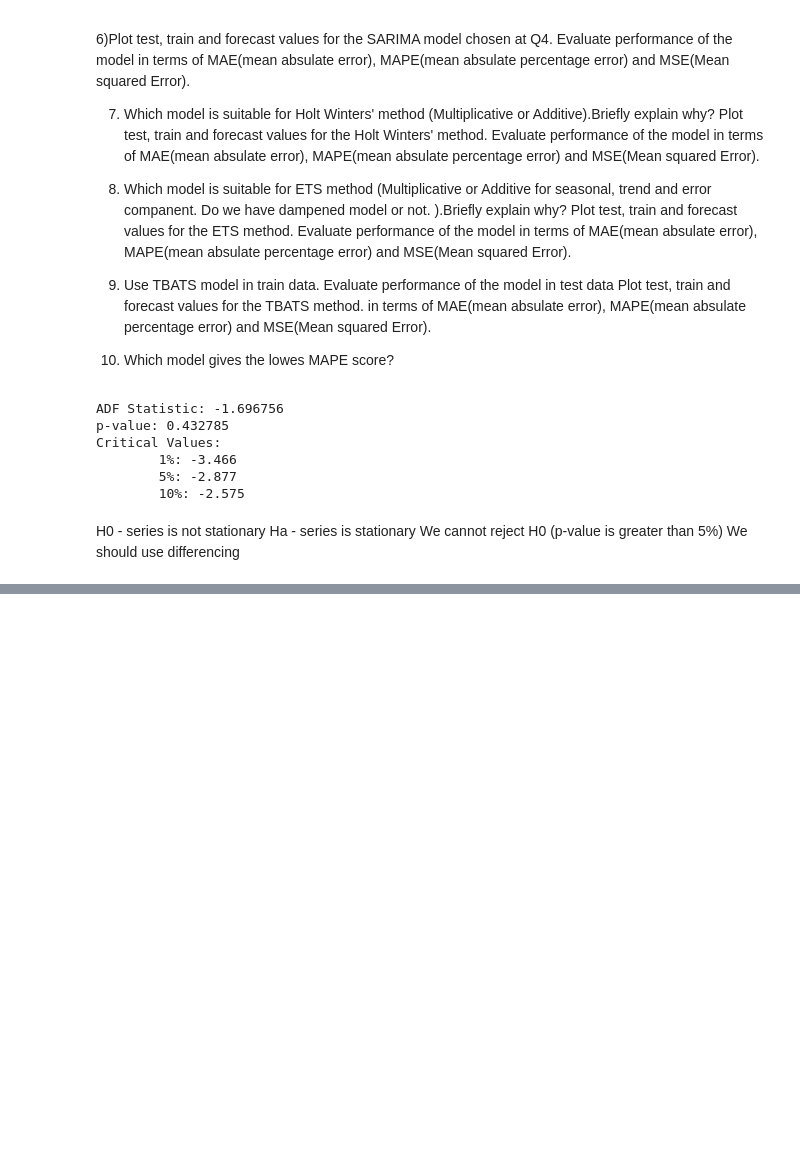
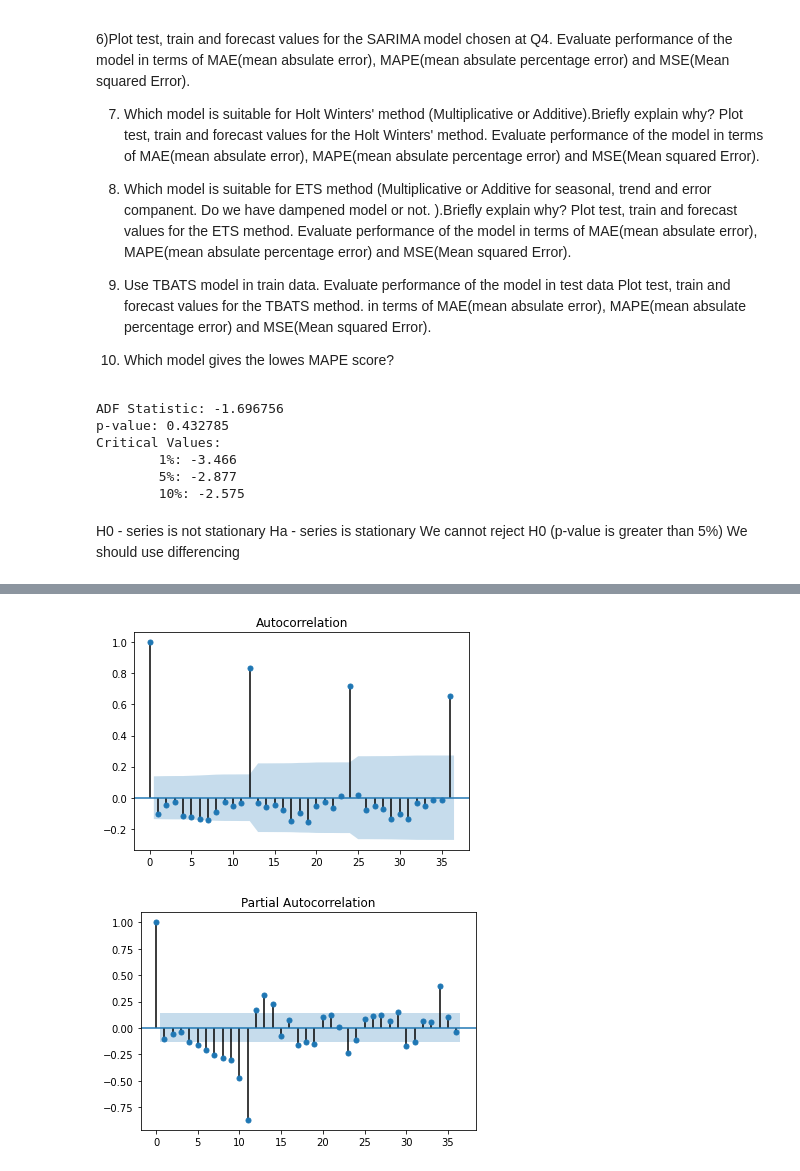
Before and after one commit to taranakasamanli/DataScience, a Jupyter notebook: Homework7.ipynb, the cells around one changed output, grey strips where cells are left out. Cells and saved outputs as stored; diff of their text form; code cells hidden in the pictures; blank space fills up the shorter version.

```diff
--- a/Homework7.ipynb
+++ b/Homework7.ipynb
@@ -93,0 +115,12 @@ We should use differencing
+# %%
+#Q3
+from statsmodels.graphics import tsaplots
+import matplotlib.pyplot as plt
+
+fig = tsaplots.plot_acf(dap['Cost'], lags=36)
+plt.show()
+fig = tsaplots.plot_pacf(dap['Cost'], lags=36)
+plt.show()
+# %% [output]
+[figure, added]
+[figure, added]
```
Also changed, not shown: parts of 12 cells of this notebook.
